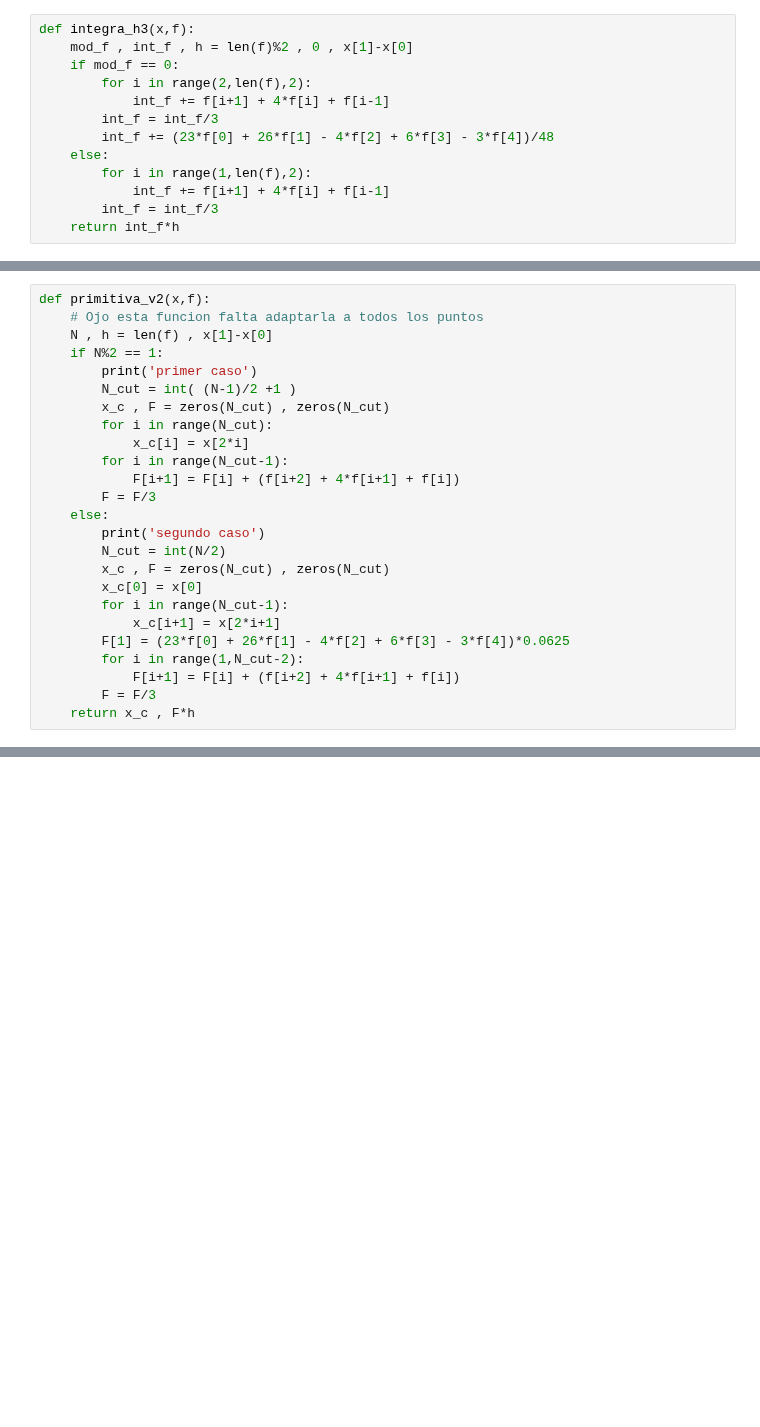
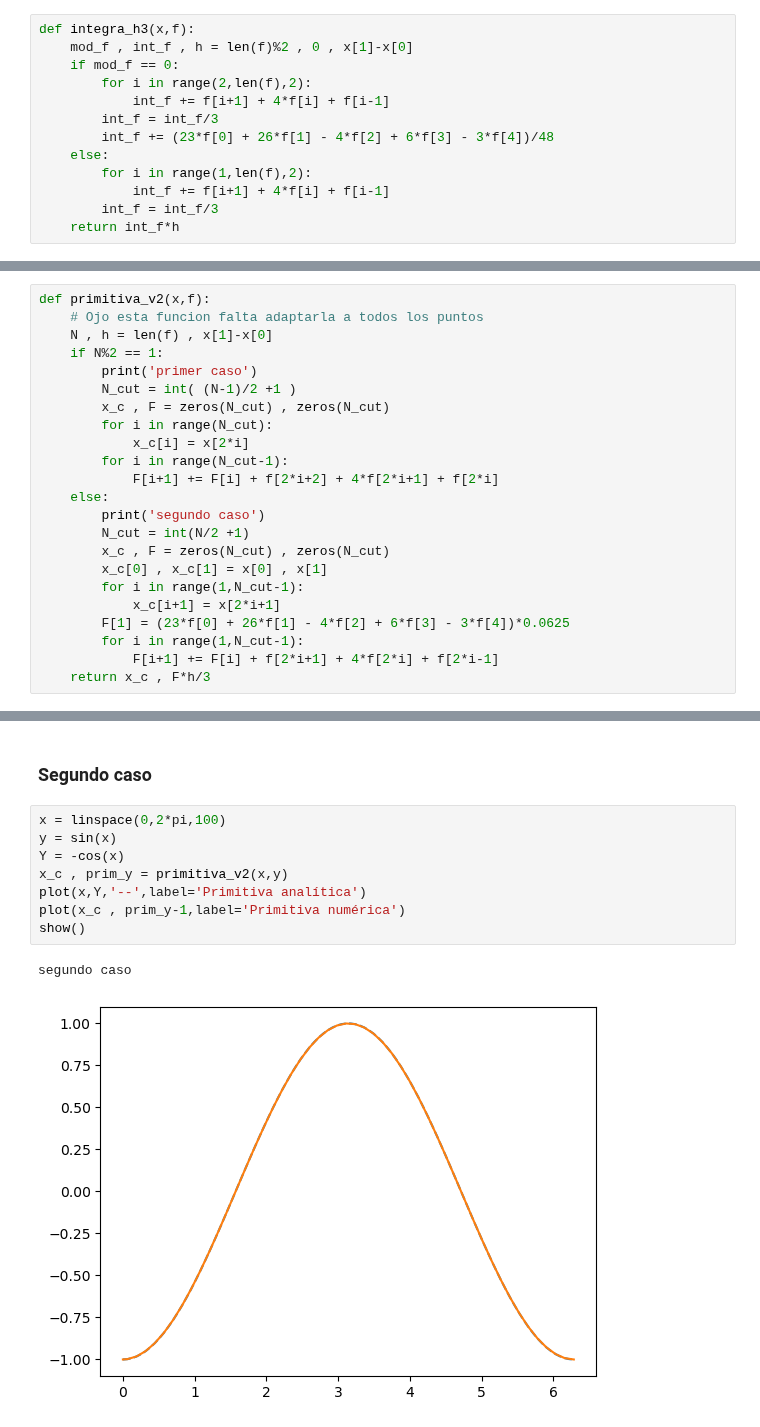
Before and after one commit to richmf/Fisica-Computacional-clases, a Jupyter notebook: Integrales_1.ipynb, the cells around one changed output, grey strips where cells are left out. Drawn from its saved outputs; the diff is of its cells as text; blank space fills up the shorter version.

```diff
--- a/Integrales_1.ipynb
+++ b/Integrales_1.ipynb
@@ -53,17 +56,15 @@ def primitiva_v2(x,f):
         for i in range(N_cut):
             x_c[i] = x[2*i]
         for i in range(N_cut-1):
-            F[i+1] = F[i] + (f[i+2] + 4*f[i+1] + f[i])
-        F = F/3
+            F[i+1] += F[i] + f[2*i+2] + 4*f[2*i+1] + f[2*i]
     else:
         print('segundo caso')
-        N_cut = int(N/2)
+        N_cut = int(N/2 +1)
         x_c , F = zeros(N_cut) , zeros(N_cut)
-        x_c[0] = x[0]
-        for i in range(N_cut-1):
+        x_c[0] , x_c[1] = x[0] , x[1]
+        for i in range(1,N_cut-1):
             x_c[i+1] = x[2*i+1]
         F[1] = (23*f[0] + 26*f[1] - 4*f[2] + 6*f[3] - 3*f[4])*0.0625
-        for i in range(1,N_cut-2):
-            F[i+1] = F[i] + (f[i+2] + 4*f[i+1] + f[i])
-        F = F/3
-    return x_c , F*h
+        for i in range(1,N_cut-1):
+            F[i+1] += F[i] + f[2*i+1] + 4*f[2*i] + f[2*i-1]
+    return x_c , F*h/3
@@ -88,0 +84,13 @@ prim_y[-1]
+# %% [markdown]
+### Segundo caso
+# %%
+x = linspace(0,2*pi,100)
+y = sin(x)
+Y = -cos(x)
+x_c , prim_y = primitiva_v2(x,y)
+plot(x,Y,'--',label='Primitiva analítica')
+plot(x_c , prim_y-1,label='Primitiva numérica')
+show()
+# %% [output]
+segundo caso
+[figure, added]
```
Also changed, not shown: parts of 7 cells of this notebook, 10 other files.
